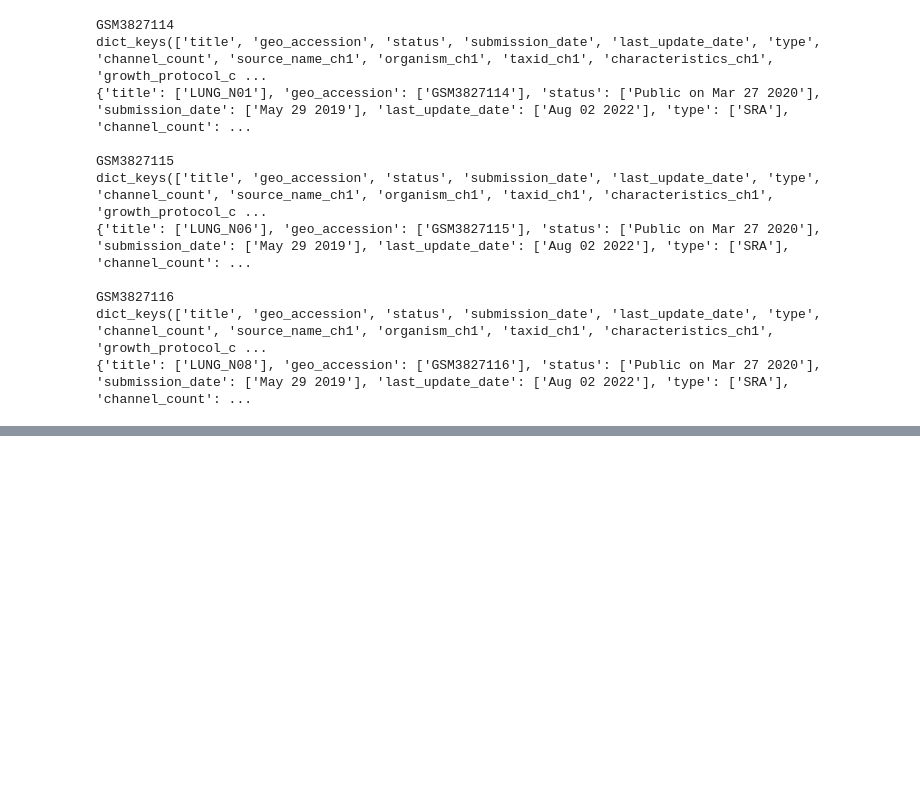
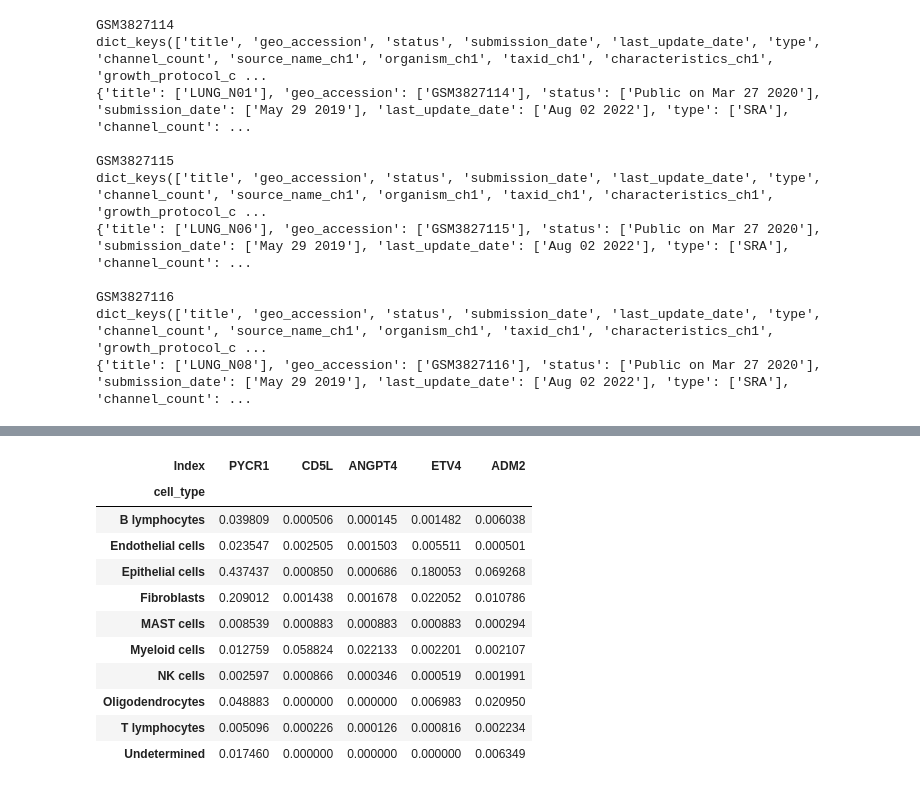
Before and after one commit to aditya-git16/cancer-lab, a Jupyter notebook: notebooks/09_single_cell_audit.ipynb, the cells around one changed output, grey strips where cells are left out. Cells and saved outputs as stored; diff of their text form; code cells hidden in the pictures; blank space fills up the shorter version.

```diff
--- a/notebooks/09_single_cell_audit.ipynb
+++ b/notebooks/09_single_cell_audit.ipynb
@@ -61,0 +342,15 @@ dict_keys(['title', 'geo_accession', 'status', 'submission_date', 'last_update_d
+# %%
+pct_by_celltype
+# %% [output]
+| Index | PYCR1 | CD5L | ANGPT4 | ETV4 | ADM2 |
+| cell_type |  |  |  |  |  |
+| B lymphocytes | 0.039809 | 0.000506 | 0.000145 | 0.001482 | 0.006038 |
+| Endothelial cells | 0.023547 | 0.002505 | 0.001503 | 0.005511 | 0.000501 |
+| Epithelial cells | 0.437437 | 0.000850 | 0.000686 | 0.180053 | 0.069268 |
+| Fibroblasts | 0.209012 | 0.001438 | 0.001678 | 0.022052 | 0.010786 |
+| MAST cells | 0.008539 | 0.000883 | 0.000883 | 0.000883 | 0.000294 |
+| Myeloid cells | 0.012759 | 0.058824 | 0.022133 | 0.002201 | 0.002107 |
+| NK cells | 0.002597 | 0.000866 | 0.000346 | 0.000519 | 0.001991 |
+| Oligodendrocytes | 0.048883 | 0.000000 | 0.000000 | 0.006983 | 0.020950 |
+| T lymphocytes | 0.005096 | 0.000226 | 0.000126 | 0.000816 | 0.002234 |
+| Undetermined | 0.017460 | 0.000000 | 0.000000 | 0.000000 | 0.006349 |
```
Also changed, not shown: parts of 19 cells of this notebook.
